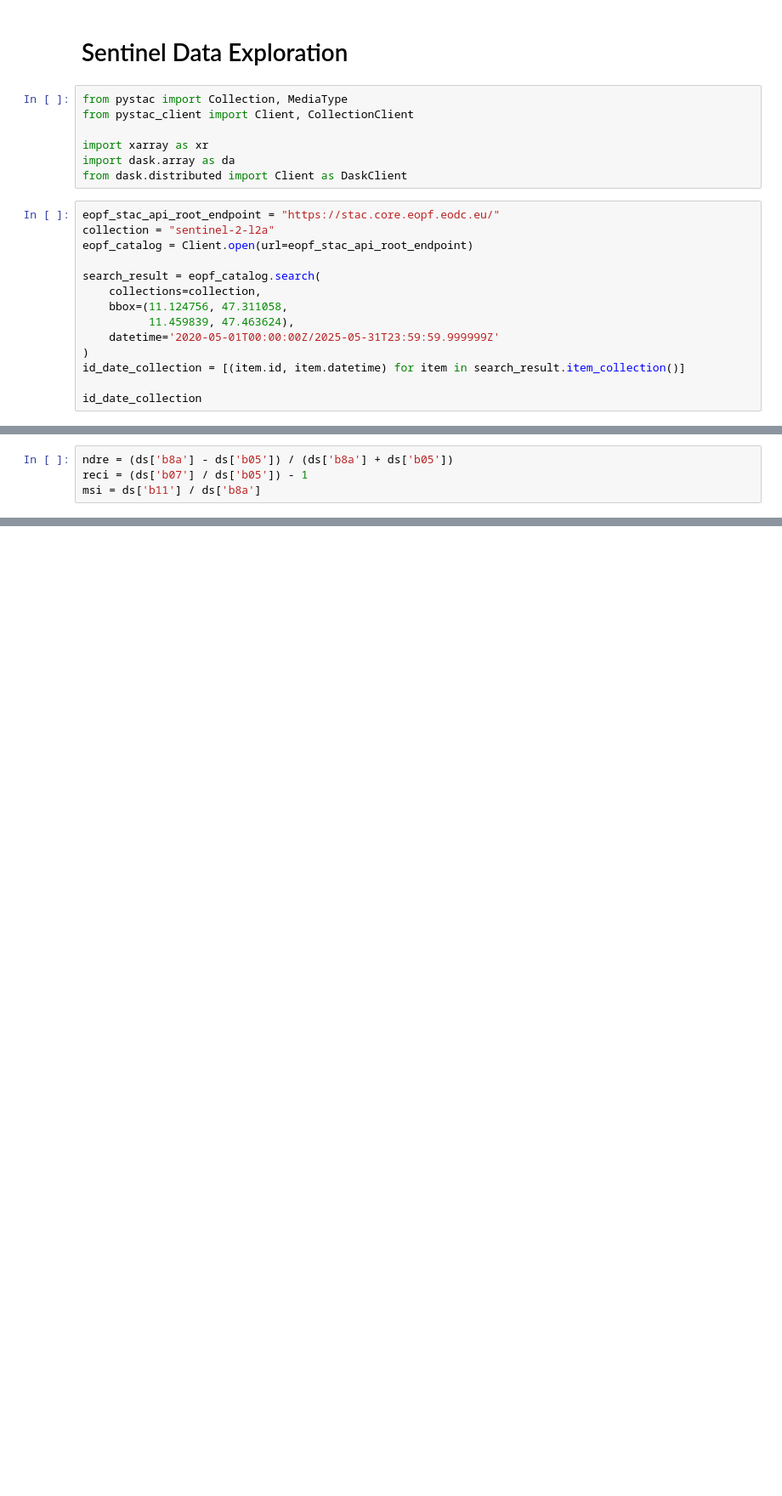
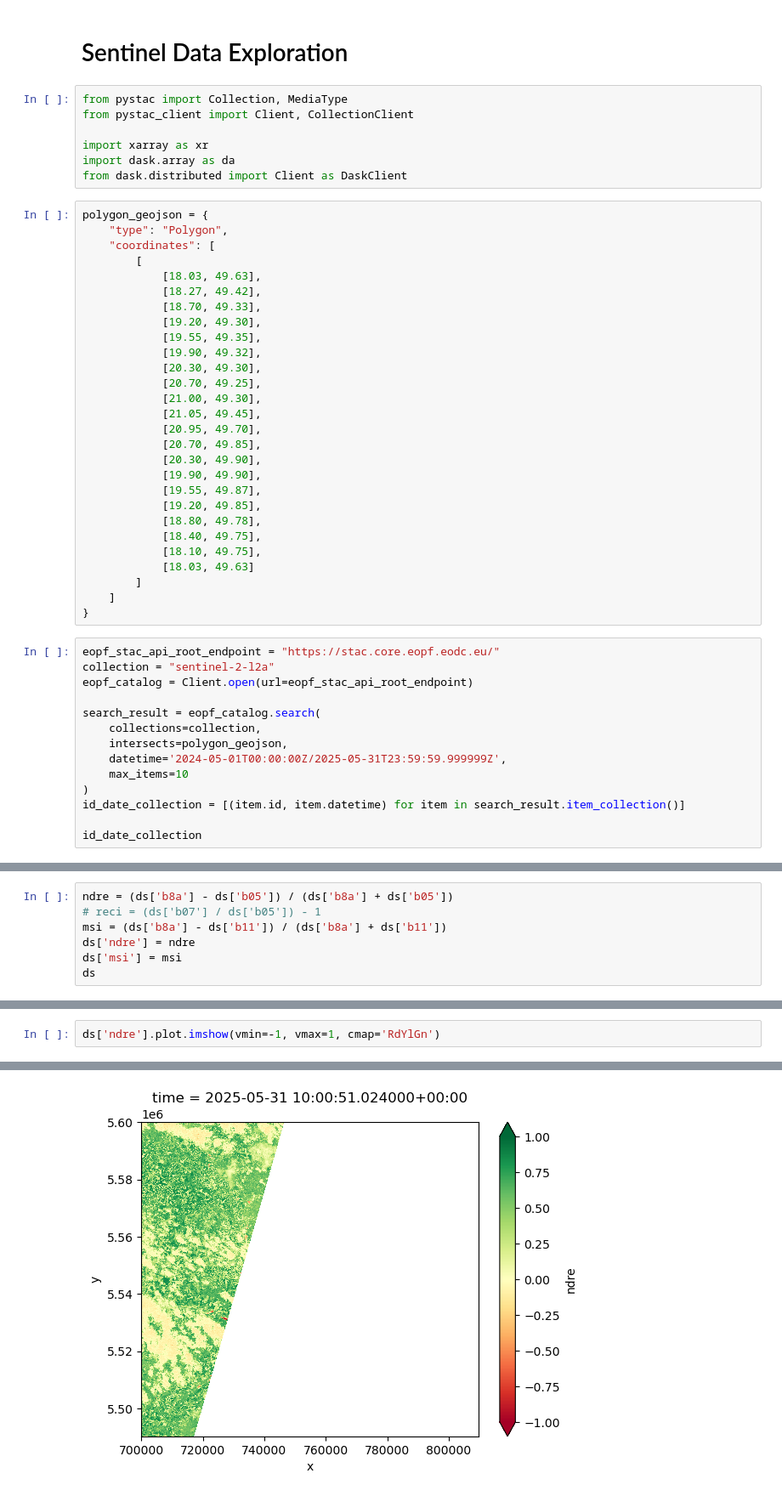
Before and after one commit to ana-sher/climate_analysis, a Jupyter notebook: notebooks/sentinel_data_exploration.ipynb, the cells around one changed output, grey strips where cells are left out. Shown at 85% size. Cells and saved outputs as stored; diff of their text form; blank space fills up the shorter version.

```diff
--- a/notebooks/sentinel_data_exploration.ipynb
+++ b/notebooks/sentinel_data_exploration.ipynb
@@ -7,6 +7,34 @@ from pystac_client import Client, CollectionClient
 import xarray as xr
 import dask.array as da
 from dask.distributed import Client as DaskClient
+# %%
+polygon_geojson = {
+    "type": "Polygon",
+    "coordinates": [
+        [
+            [18.03, 49.63],
+            [18.27, 49.42],
+            [18.70, 49.33],
+            [19.20, 49.30],
+            [19.55, 49.35],
+            [19.90, 49.32],
+            [20.30, 49.30],
+            [20.70, 49.25],
+            [21.00, 49.30],
+            [21.05, 49.45],
+            [20.95, 49.70],
+            [20.70, 49.85],
+            [20.30, 49.90],
+            [19.90, 49.90],
+            [19.55, 49.87],
+            [19.20, 49.85],
+            [18.80, 49.78],
+            [18.40, 49.75],
+            [18.10, 49.75],
+            [18.03, 49.63]
+        ]
+    ]
+}
 # %%
 eopf_stac_api_root_endpoint = "https://stac.core.eopf.eodc.eu/"
 collection = "sentinel-2-l2a"
@@ -14,9 +42,9 @@ eopf_catalog = Client.open(url=eopf_stac_api_root_endpoint)
 
 search_result = eopf_catalog.search(
     collections=collection,
-    bbox=(11.124756, 47.311058,
-          11.459839, 47.463624),
-    datetime='2020-05-01T00:00:00Z/2025-05-31T23:59:59.999999Z'
+    intersects=polygon_geojson,
+    datetime='2024-05-01T00:00:00Z/2025-05-31T23:59:59.999999Z',
+    max_items=10
 )
 id_date_collection = [(item.id, item.datetime) for item in search_result.item_collection()]
 
@@ -142,5 +166,8 @@ Data variables:
     b8a      (y, x) float64 241MB dask.array<chunksize=(915, 915), meta=np.ndarray>
 # %%
 ndre = (ds['b8a'] - ds['b05']) / (ds['b8a'] + ds['b05'])
-reci = (ds['b07'] / ds['b05']) - 1
-msi = ds['b11'] / ds['b8a']
+# reci = (ds['b07'] / ds['b05']) - 1
+msi = (ds['b8a'] - ds['b11']) / (ds['b8a'] + ds['b11'])
+ds['ndre'] = ndre
+ds['msi'] = msi
+ds
@@ -146,0 +194,3 @@ msi = ds['b11'] / ds['b8a']
+# %%
+ds['ndre'].plot.imshow(vmin=-1, vmax=1, cmap='RdYlGn')
+# %% [output]
@@ -147,3 +198,4 @@ msi = ds['b11'] / ds['b8a']
+[figure, added]
 # %%
 datasets = []
 for path in cloud_storage_urls:
```
Also changed, not shown: parts of 11 cells of this notebook.
